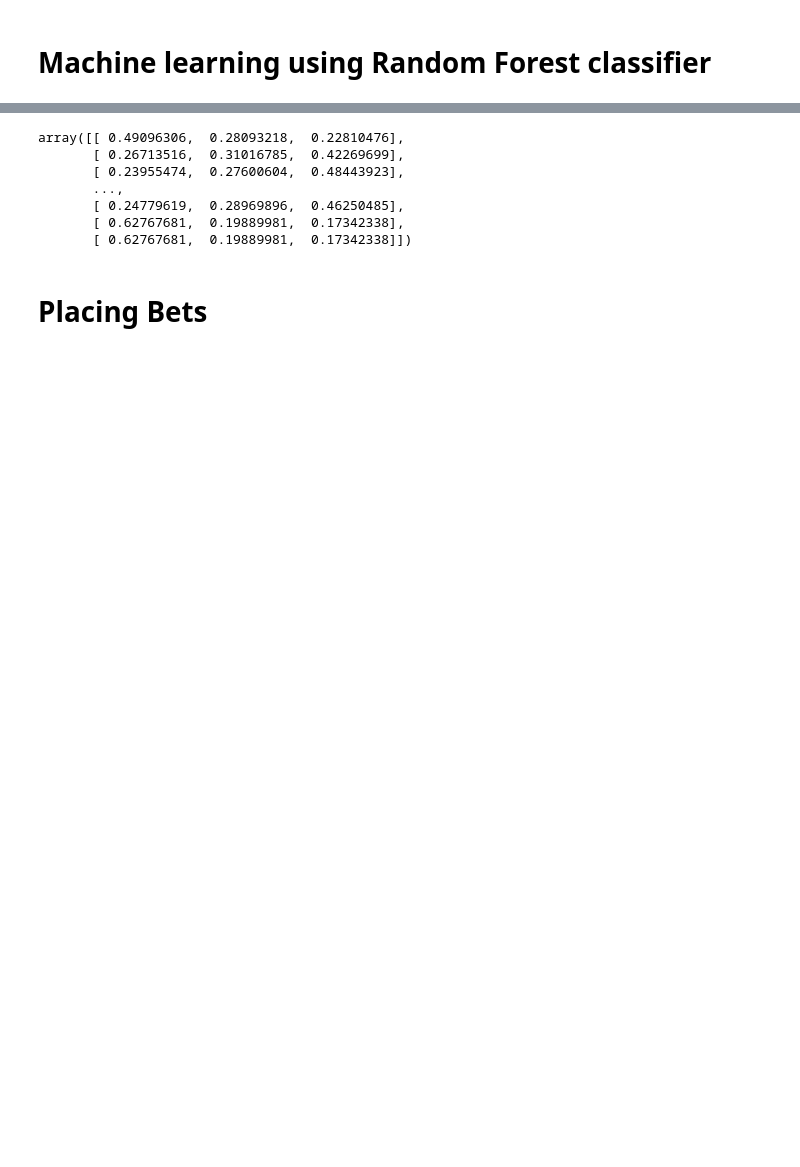
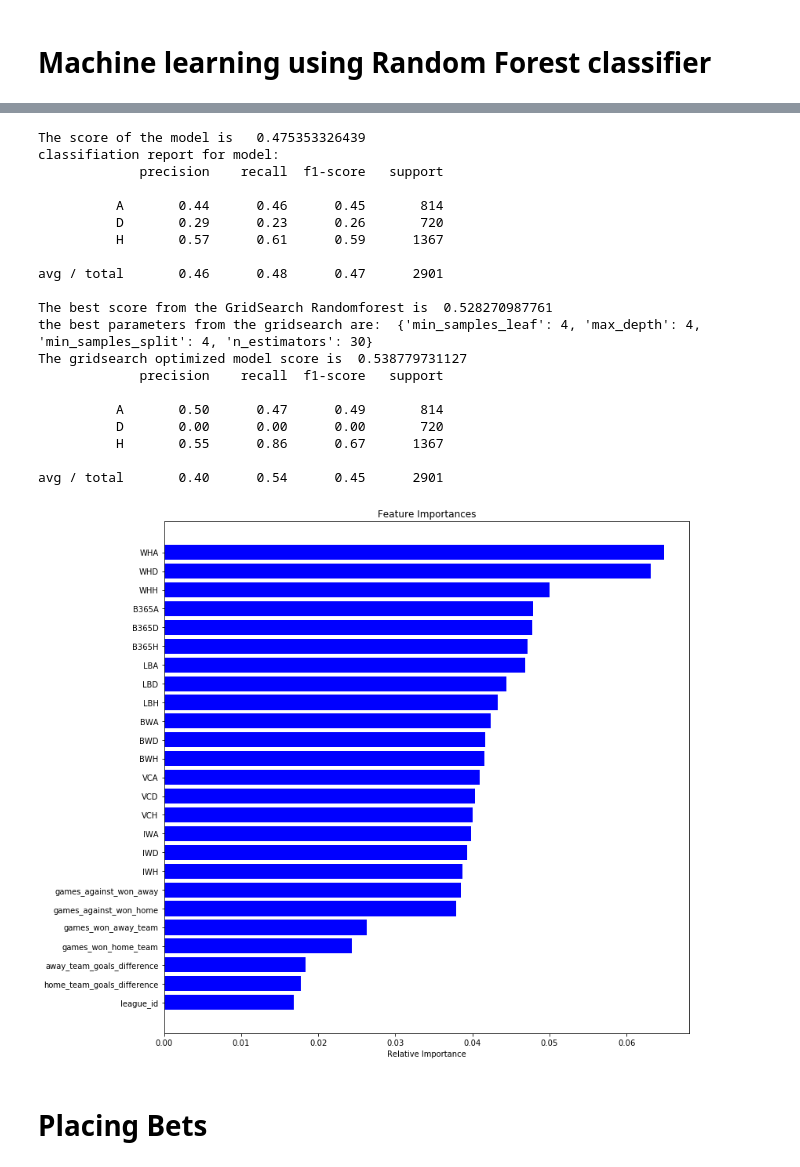
Before and after one commit to rfm2274/Soccer, a Jupyter notebook: Soccer Betting.ipynb, the cells around one changed output, grey strips where cells are left out. Saved outputs shown, nothing was run; the diff lists cells and outputs as text; code cells hidden in the pictures; blank space fills up the shorter version.

```diff
--- a/Soccer Betting.ipynb
+++ b/Soccer Betting.ipynb
@@ -264,6 +264,24 @@ def get_match_data(match,matches,n =10):
 # %%
 def get_all_matches_data(matches,n =10,players = True ,stats='',bookies = get_good_bookies()):
     match_stats = matches.apply(lambda x: get_match_data(x, matches), axis = 1)
+
+
+    bookie_columns = []
+    bookies = get_good_bookies()
+    for bookie in bookies:
+        home = bookie+'H'
+        bookie_columns.append(home)
+        away = bookie+'A'
+        bookie_columns.append(away)
+        draw = bookie+'D'
+        bookie_columns.append(draw)
+
+
+
+    odds = pd.DataFrame()
+    for i in bookie_columns:
+        odds[i] = matches[i]
+
 
     probs = matches.apply(lambda x: get_all_probs(x,bookies),axis = 1)
     results = matches.apply(get_result_for_merge,axis = 1)
@@ -278,6 +296,9 @@ def get_all_matches_data(matches,n =10,players = True ,stats='',bookies = get_go
 
 
 
-    return match_stats
+
+
+
+    return odds,match_stats
 # %%
-simple_match_data =get_all_matches_data(good_matches,players = False)
+odds,simple_match_data =get_all_matches_data(good_matches,players = False)
@@ -393,12 +441,26 @@ avg / total       0.38      0.52      0.43      2901
-# %%
-y_pred_probs = b_model.predict_proba(x_test)
-# %% [output]
-array([[ 0.49096306,  0.28093218,  0.22810476],
-       [ 0.26713516,  0.31016785,  0.42269699],
-       [ 0.23955474,  0.27600604,  0.48443923],
-       ...,
-       [ 0.24779619,  0.28969896,  0.46250485],
-       [ 0.62767681,  0.19889981,  0.17342338],
-       [ 0.62767681,  0.19889981,  0.17342338]])
+# %%
+x = random_forest_classifier(simple_match_data)
+# %% [output]
+The score of the model is   0.475353326439
+classifiation report for model:
+             precision    recall  f1-score   support
+
+          A       0.44      0.46      0.45       814
+          D       0.29      0.23      0.26       720
+          H       0.57      0.61      0.59      1367
+
+avg / total       0.46      0.48      0.47      2901
+
+The best score from the GridSearch Randomforest is  0.528270987761
+the best parameters from the gridsearch are:  {'min_samples_leaf': 4, 'max_depth': 4, 'min_samples_split': 4, 'n_estimators': 30}
+The gridsearch optimized model score is  0.538779731127
+             precision    recall  f1-score   support
+
+          A       0.50      0.47      0.49       814
+          D       0.00      0.00      0.00       720
+          H       0.55      0.86      0.67      1367
+
+avg / total       0.40      0.54      0.45      2901
+[figure, added]
 # %% [markdown]
 <h1>Placing Bets </h1>
```
Also changed, not shown: parts of 12 cells of this notebook.
